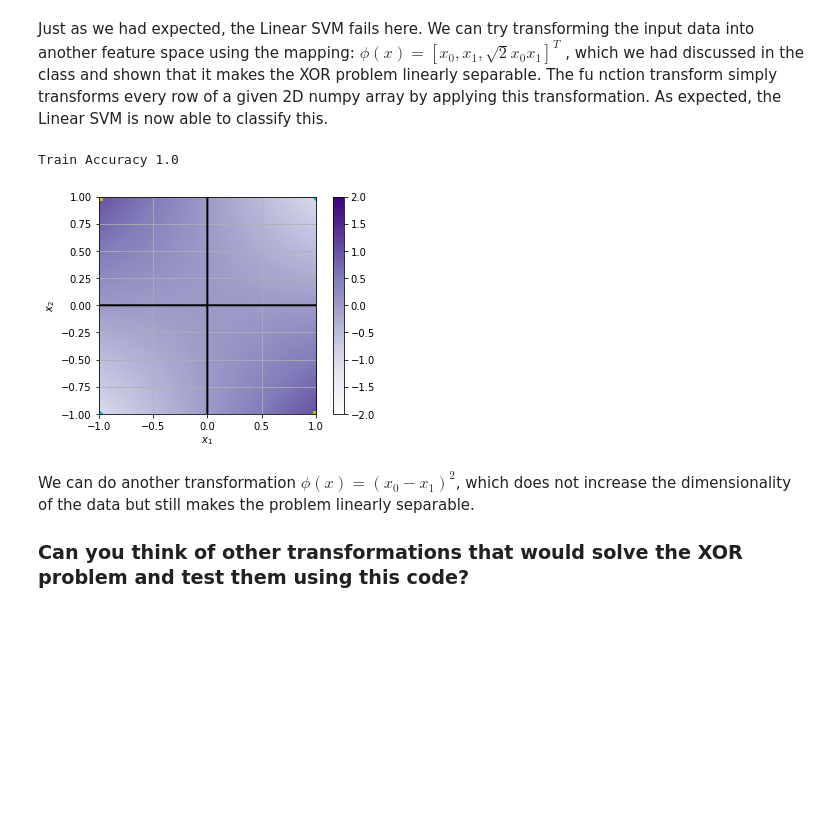
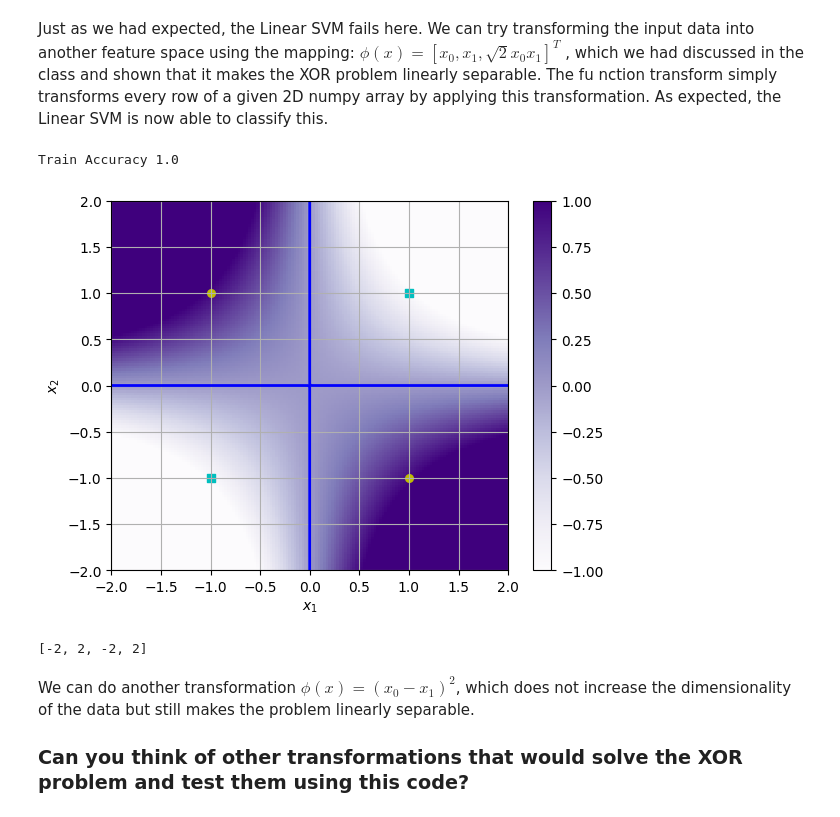
Before and after one commit to foxtrotmike/svmtutorial, a Jupyter notebook: svmtutorial.ipynb, the cells around one changed output. Cells and saved outputs as stored; diff of their text form; code cells hidden in the pictures; blank space fills up the shorter version.

```diff
--- a/svmtutorial.ipynb
+++ b/svmtutorial.ipynb
@@ -237,17 +299,18 @@ x_0x_1]^T$, which we had discussed in the class and shown that it makes the XOR
 # %%
 def transform(X):
     return np.array([[x[0],x[1],np.sqrt(2)*x[0]*x[1]] for x in np.atleast_2d(X)])
 
 txor = transform(xor)
 
-clf = LinearSVC(C = 100)
+clf = LinearSVC(C = 1)
 clf.fit(txor,yor)
 
 print("Train Accuracy", np.mean(clf.predict(txor)==yor))
-plotit(txor,yor, clf, transform = transform)
+plotit(xor,yor, clf.decision_function, transform = transform, conts = [0], hold = False, extent = [-2,2,-2,2])
 # %% [output]
 Train Accuracy 1.0
-[figure, old version]
+[figure, new version]
+[-2, 2, -2, 2]
 # %% [markdown]
 We can do another transformation $\phi(x) = (x_0-x_1)^2$, which does not increase the dimensionality of the data but still makes the problem linearly separable.
 
```
Also changed, not shown: parts of 13 cells of this notebook.
